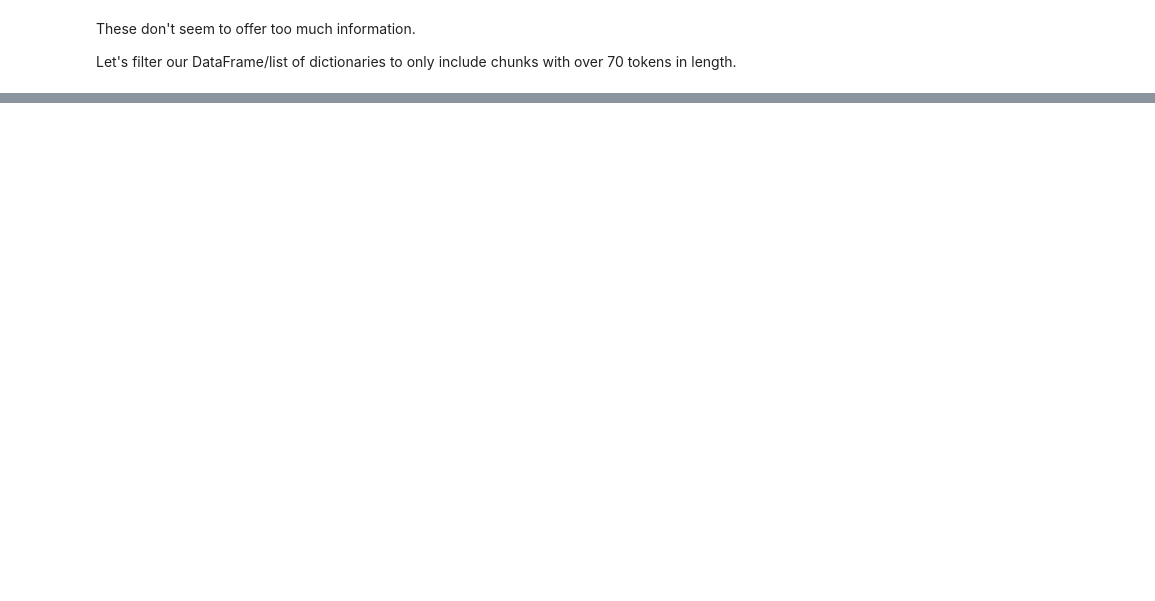
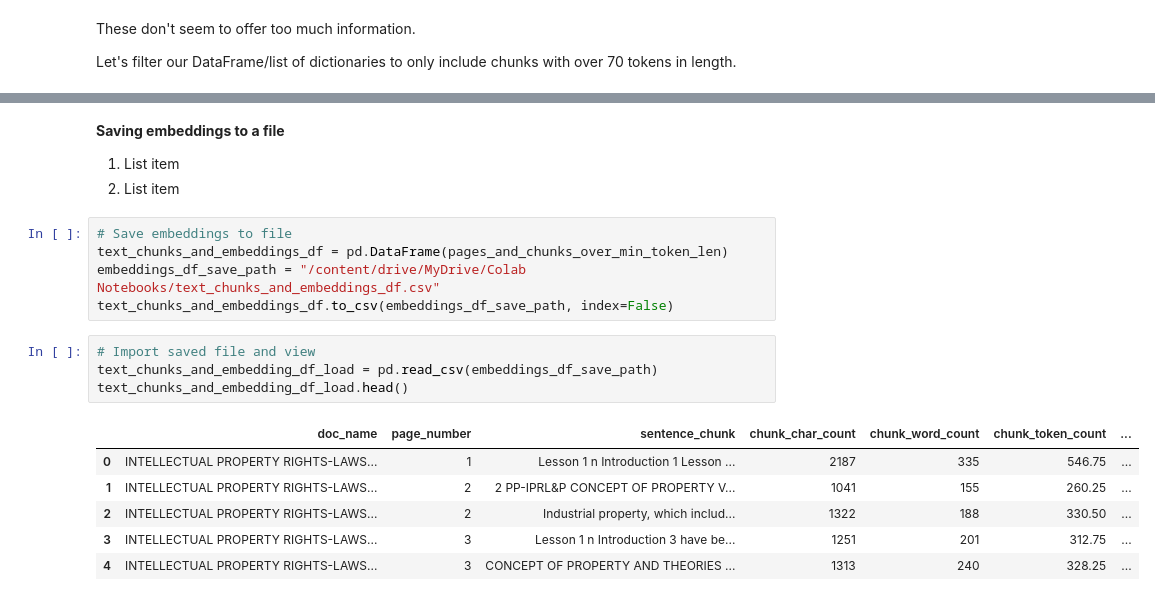
Before and after one commit to bose-kb/LawBot, a Jupyter notebook: LawBot.ipynb, the cells around one changed output, grey strips where cells are left out. Drawn from its saved outputs; the diff is of its cells as text; blank space fills up the shorter version.

```diff
--- a/LawBot.ipynb
+++ b/LawBot.ipynb
@@ -419,0 +493,21 @@ pages_and_chunks_over_min_token_len[:2]
+# %% [markdown]
+**Saving embeddings to a file**
+
+1.   List item
+2.   List item
+# %%
+# Save embeddings to file
+text_chunks_and_embeddings_df = pd.DataFrame(pages_and_chunks_over_min_token_len)
+embeddings_df_save_path = "/content/drive/MyDrive/Colab Notebooks/text_chunks_and_embeddings_df.csv"
+text_chunks_and_embeddings_df.to_csv(embeddings_df_save_path, index=False)
+# %%
+# Import saved file and view
+text_chunks_and_embedding_df_load = pd.read_csv(embeddings_df_save_path)
+text_chunks_and_embedding_df_load.head()
+# %% [output]
+|  | doc_name | page_number | sentence_chunk | chunk_char_count | chunk_word_count | chunk_token_count | ... |
+| 0 | INTELLECTUAL PROPERTY RIGHTS-LAWS... | 1 | Lesson 1 n Introduction 1 Lesson ... | 2187 | 335 | 546.75 | ... |
+| 1 | INTELLECTUAL PROPERTY RIGHTS-LAWS... | 2 | 2 PP-IPRL&P CONCEPT OF PROPERTY V... | 1041 | 155 | 260.25 | ... |
+| 2 | INTELLECTUAL PROPERTY RIGHTS-LAWS... | 2 | Industrial property, which includ... | 1322 | 188 | 330.50 | ... |
+| 3 | INTELLECTUAL PROPERTY RIGHTS-LAWS... | 3 | Lesson 1 n Introduction 3 have be... | 1251 | 201 | 312.75 | ... |
+| 4 | INTELLECTUAL PROPERTY RIGHTS-LAWS... | 3 | CONCEPT OF PROPERTY AND THEORIES ... | 1313 | 240 | 328.25 | ... |
```
Also changed, not shown: parts of 19 cells of this notebook.
